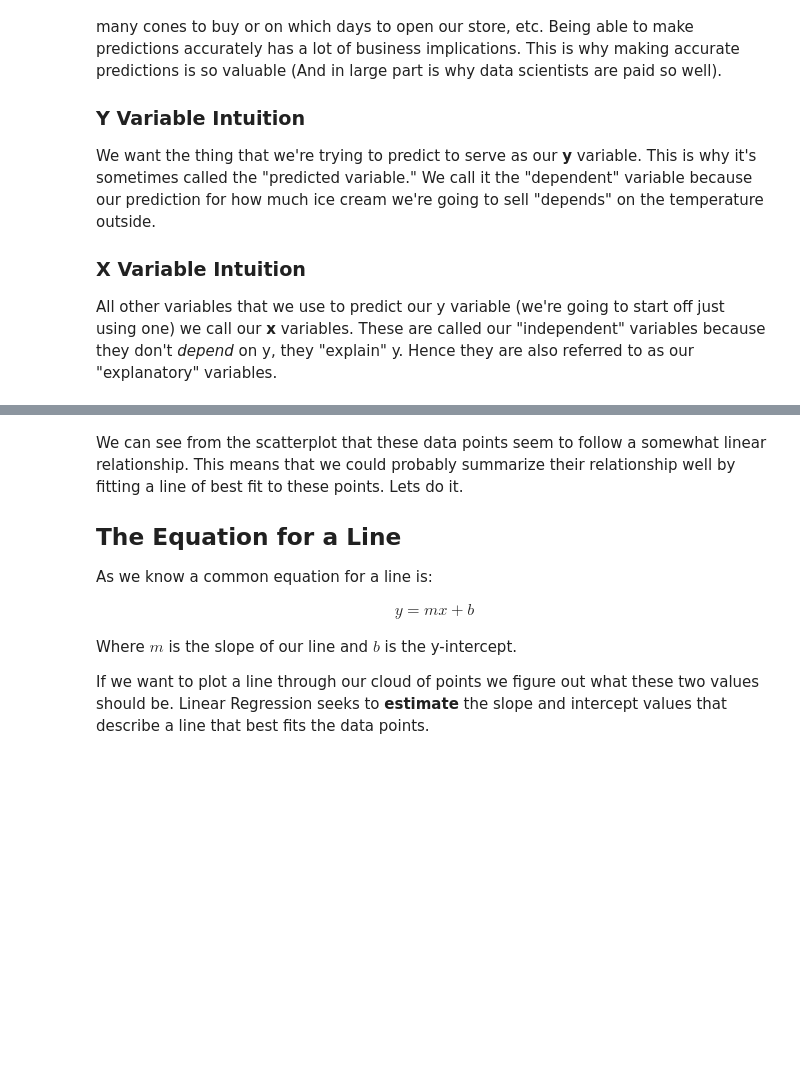
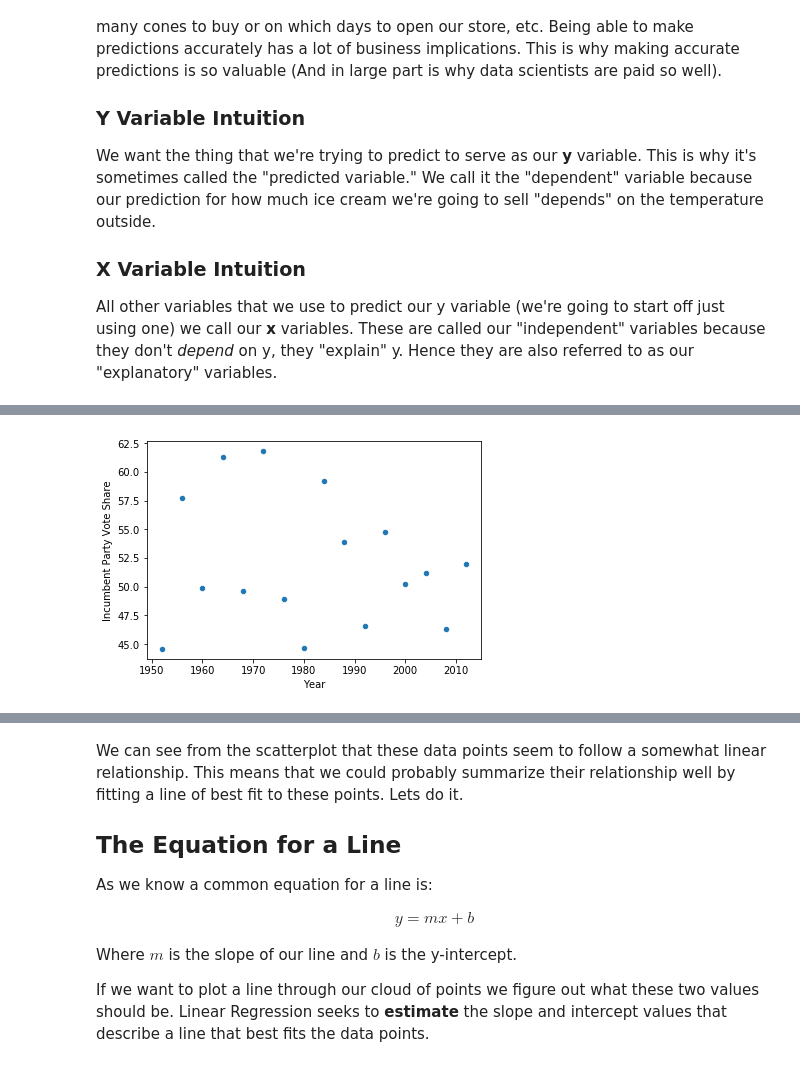
Before and after one commit to nickwinters1/DS-Unit-2-Sprint-2-Regression, a Jupyter notebook: module1-ols-regression/ols-regression.ipynb, the cells around one changed output, grey strips where cells are left out. Cells and saved outputs as stored; diff of their text form; code cells hidden in the pictures; blank space fills up the shorter version.

```diff
--- a/module1-ols-regression/ols-regression.ipynb
+++ b/module1-ols-regression/ols-regression.ipynb
@@ -84,4 +102,6 @@ df
 # %%
-df.plot(x='Year', y='Incumbent Party Vote Share');
+df.plot(x='Year', y='Incumbent Party Vote Share', kind='scatter');
+# %% [output]
+[figure, added]
 # %%
 df['Incumbent Party Vote Share'].describe()
```
Also changed, not shown: parts of 51 cells of this notebook, 1 other file.
